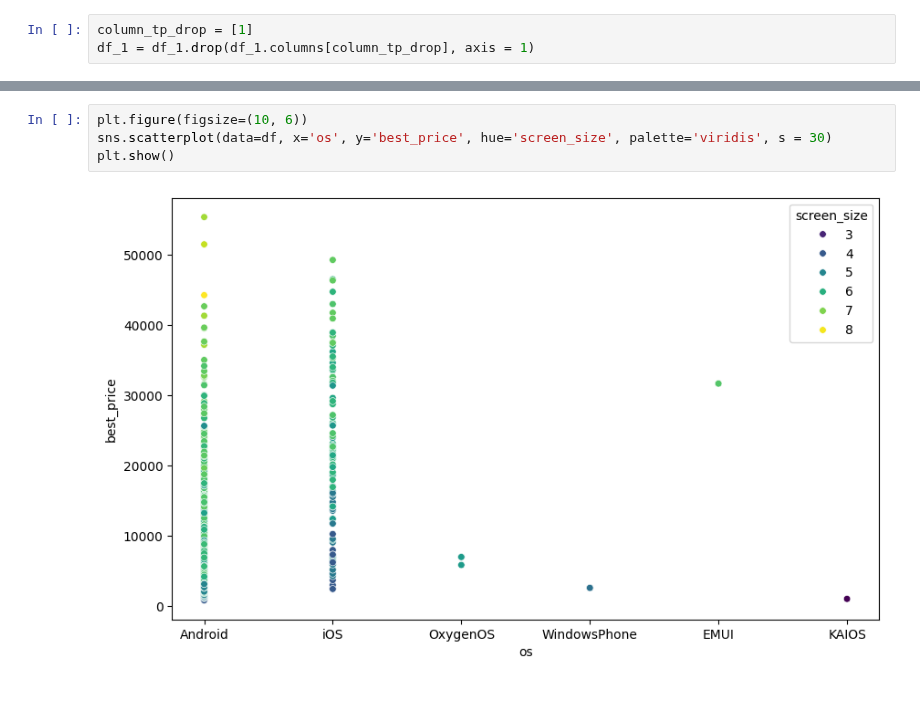
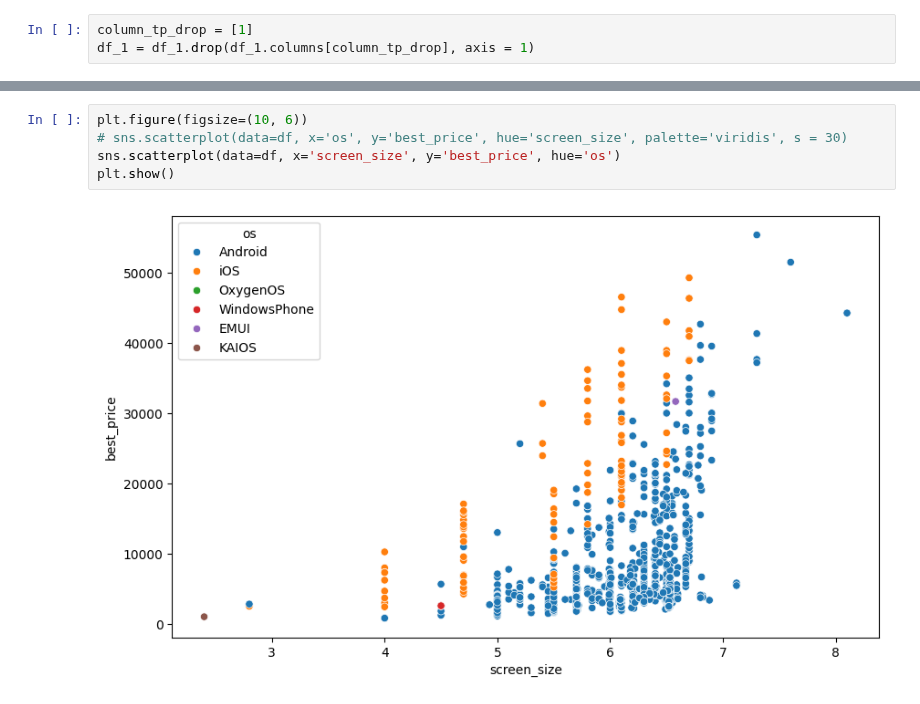
Before and after one commit to MuhammadRehanKhalid/Ehunar_ML_AI, a Jupyter notebook: M_9_Pandas_Matplotlib.ipynb, the cells around one changed output, grey strips where cells are left out. Saved outputs shown, nothing was run; the diff lists cells and outputs as text.

```diff
--- a/M_9_Pandas_Matplotlib.ipynb
+++ b/M_9_Pandas_Matplotlib.ipynb
@@ -182,6 +168,7 @@ df_1
 # %%
 plt.figure(figsize=(10, 6))
-sns.scatterplot(data=df, x='os', y='best_price', hue='screen_size', palette='viridis', s = 30)
+# sns.scatterplot(data=df, x='os', y='best_price', hue='screen_size', palette='viridis', s = 30)
+sns.scatterplot(data=df, x='screen_size', y='best_price', hue='os')
 plt.show()
 # %% [output]
-[figure, old version]
+[figure, new version]
```
Also changed, not shown: parts of 1 cell of this notebook, 1 other file.
